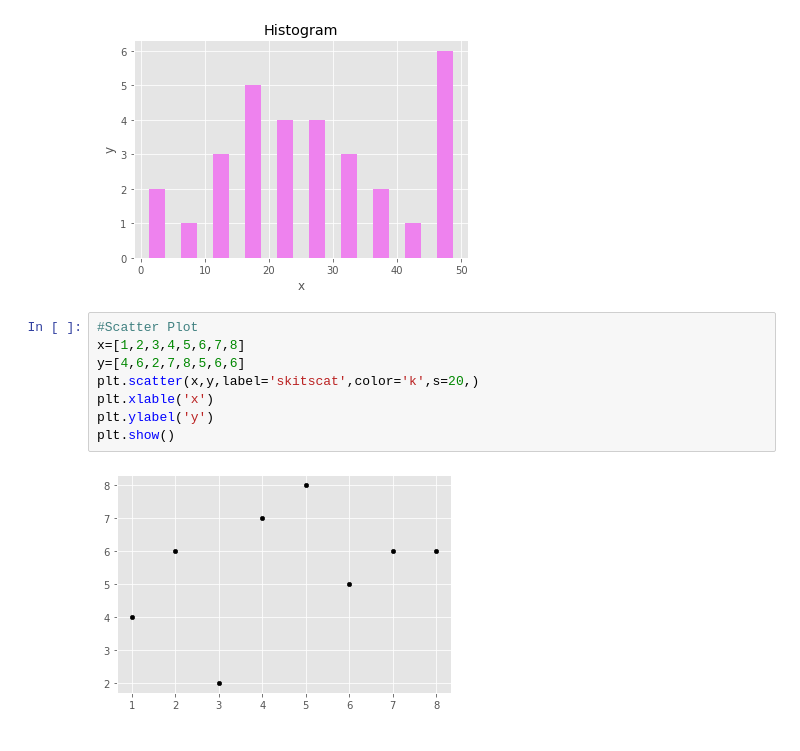
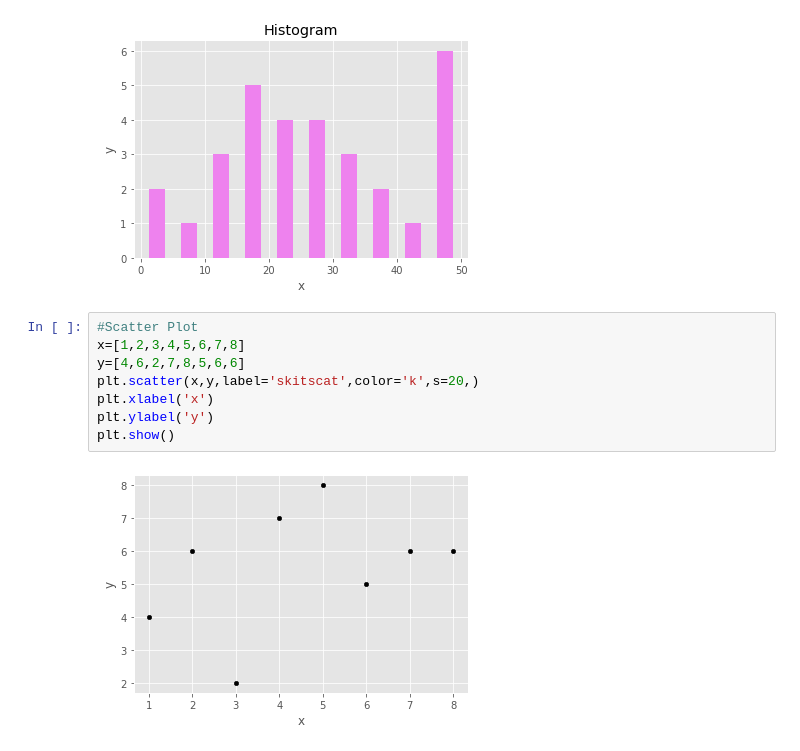
Before and after one commit to Sa-kshi4897/Seaborn, a Jupyter notebook: Matplotlib.ipynb, the cells around one changed output. Cells and saved outputs as stored; diff of their text form.

```diff
--- a/Matplotlib.ipynb
+++ b/Matplotlib.ipynb
@@ -99,10 +99,10 @@ plt.show()
 # %%
 #Scatter Plot
 x=[1,2,3,4,5,6,7,8]
 y=[4,6,2,7,8,5,6,6]
 plt.scatter(x,y,label='skitscat',color='k',s=20,)
-plt.xlable('x')
+plt.xlabel('x')
 plt.ylabel('y')
 plt.show()
 # %% [output]
-[figure, old version]
+[figure, new version]
```
